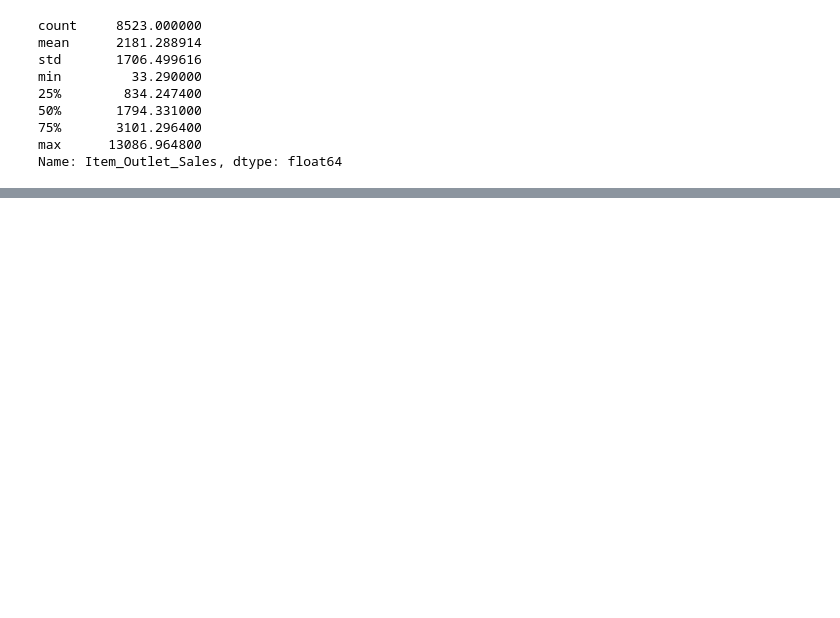
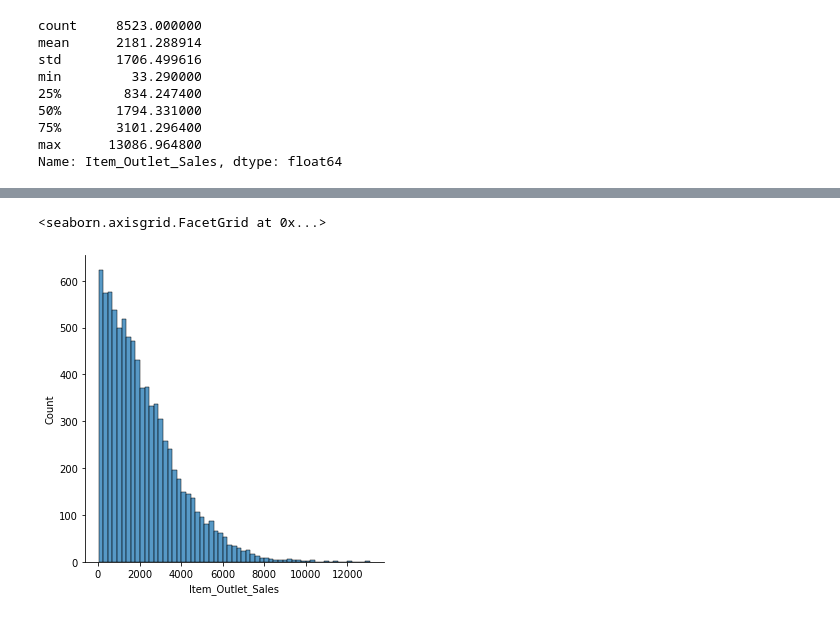
Before and after one commit to jhonnydss/sales-predictions, a Jupyter notebook: sales_predictions.ipynb, the cells around one changed output, grey strips where cells are left out. Cells and saved outputs as stored; diff of their text form; code cells hidden in the pictures; blank space fills up the shorter version.

```diff
--- a/sales_predictions.ipynb
+++ b/sales_predictions.ipynb
@@ -556,0 +623,5 @@ Name: Item_Outlet_Sales, dtype: float64
+# %%
+sns.displot(df['Item_Outlet_Sales'])
+# %% [output]
+<seaborn.axisgrid.FacetGrid at 0x...>
+[figure, added]
```
Also changed, not shown: parts of 28 cells of this notebook.
